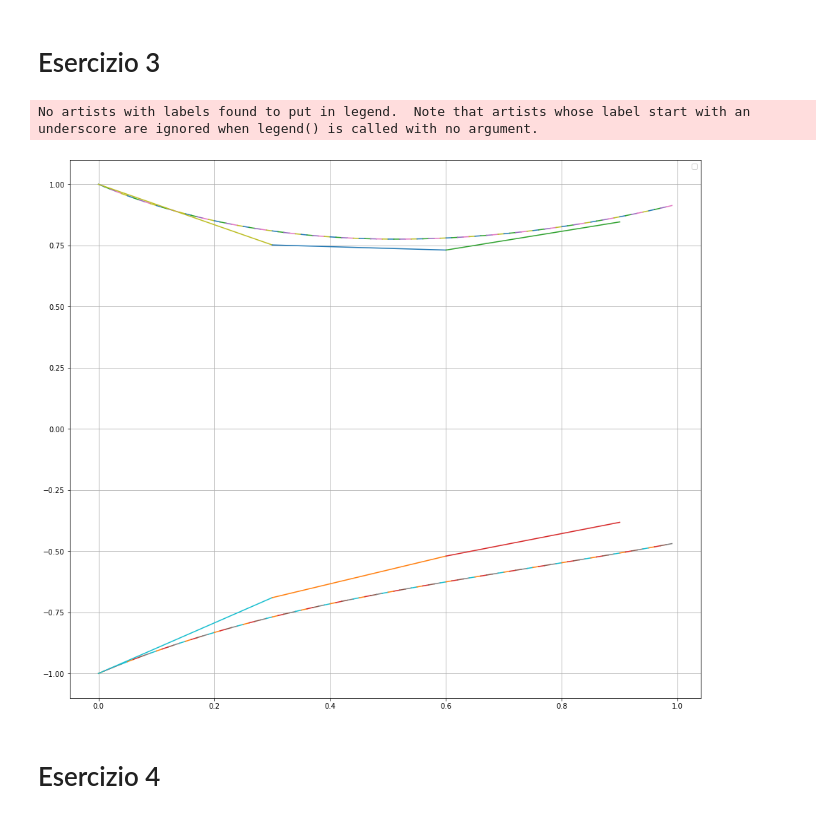
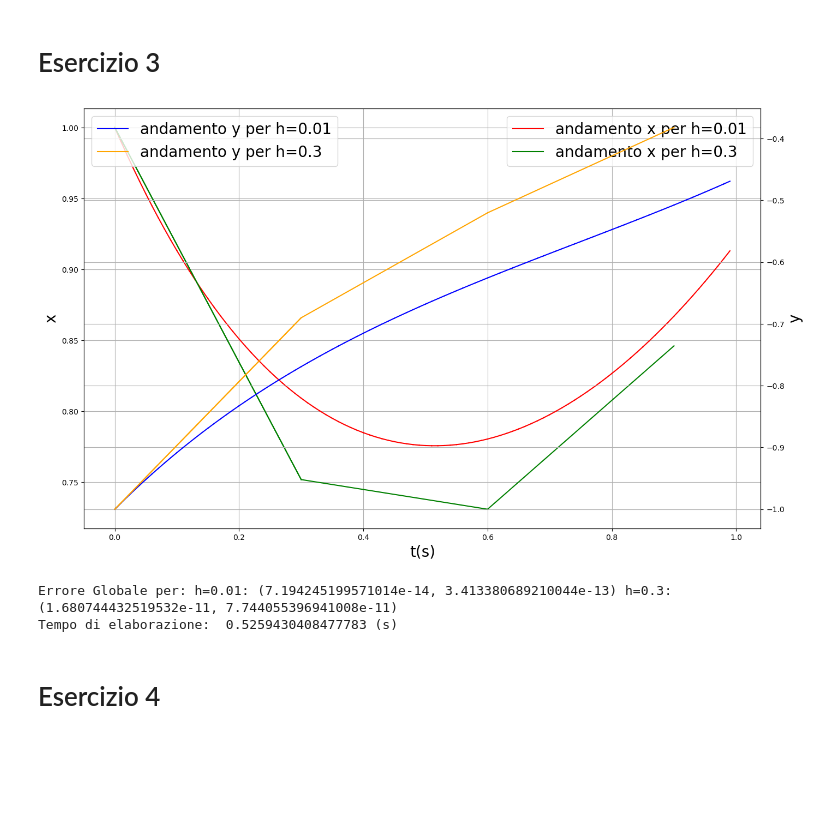
Before and after one commit to Vincenzo-Orsini/metodi_computazionali, a Jupyter notebook: Esercitazione_4.ipynb, the cells around one changed output. Drawn from its saved outputs; the diff is of its cells as text; code cells hidden in the pictures; blank space fills up the shorter version.

```diff
--- a/Esercitazione_4.ipynb
+++ b/Esercitazione_4.ipynb
@@ -99,7 +102,7 @@ def fx(t, x, y):
 def fy(t, x, y):
     return t*y+x
 
-def Felhberg(h, a=1):
+def Felhberg(h,color1, color2, a=1 ):
     t = 0
     x0, y0 = 1, -1
     max_errx = 0
@@ -129,37 +132,49 @@ def Felhberg(h, a=1):
 
 
         if a == 1:
-            #plt.plot([t,t+h], [x_prev, x_next5])
-            #plt.plot([t,t+h], [y_prev, y_next5])
-            plt.plot([t,t+h], [x_prev, x_next6])
-            plt.plot([t,t+h], [y_prev, y_next6])
+            ax1.plot([t,t+h], [x_prev, x_next6], color = color1)
+            ax2.plot([t,t+h], [y_prev, y_next6], color = color2)
+            if t == 0:
+                ax1.plot([t,t+h], [x_prev, x_next6], color = color1, label = "andamento x per h={}".format(h))
+                ax2.plot([t,t+h], [y_prev, y_next6], color = color2, label = "andamento y per h={}".format(h))
 
         err_x, err_y = x_next6-x_next5, y_next6-y_next5
-        if err_x>max_errx:
-            max_errx=err_x
-        if err_y>max_erry:
-            max_erry=err_y
+        x, y = x_next6, y_next6
+        if abs(err_x)>max_errx:
+            max_errx=abs(err_x)
+        if abs(err_y)>max_erry:
+            max_erry=abs(err_y)
 
-        x, y = x_next6, y_next6
+
 
 
 
 
         t +=h
+    return max_errx, max_erry
 # %%
-plt.figure(figsize=(16,14))
-plt.grid()
-plot = Felhberg(.01)
+fig, ax1= plt.subplots(figsize=(16,10))
+ax2 = ax1.twinx()
+ax1.grid()
+ax2.grid()
+plot = Felhberg(.01, "red", "blue")
 #plot2 = Felhberg(.05)
 #plot3 = Felhberg(.1)
-plot4 = Felhberg(.3)
-plt.legend()
+plot4 = Felhberg(.3, "green", "orange")
+
+ax1.set_xlabel("t(s)", fontsize = 20)
+ax1.legend(loc = "best", fontsize = 20)
+ax2.legend(loc= "best", fontsize = 20)
+ax1.set_ylabel("x", fontsize = 20)
+ax2.set_ylabel("y", fontsize = 20)
 plt.show()
-#print("Errore Globale per: h=0.01:", Felhberg(.01, a=0), "h=0.05:", Felhberg(.05, a=0), "h=0.1:", Felhberg(.1, a=0),  "h=0.3:", Felhberg(.3, a=0))
-#print("Tempo di elaborazione: ", time()-t_start, "(s)")
+
+print("Errore Globale per: h=0.01:", Felhberg(.01, "red", "blue", a=0) ,"h=0.3:", Felhberg(.03, "red", "blue", a=0))
+print("Tempo di elaborazione: ", time()-t_start, "(s)")
 # %% [output]
+[figure, new version]
-No artists with labels found to put in legend.  Note that artists whose label start with an underscore are ignored when legend() is called with no argument.
+Errore Globale per: h=0.01: (7.194245199571014e-14, 3.413380689210044e-13) h=0.3: (1.680744432519532e-11, 7.744055396941008e-11)
+Tempo di elaborazione:  0.5259430408477783 (s)
-[figure, old version]
 # %% [markdown]
 # Esercizio 4
 # %%
```
Also changed, not shown: parts of 4 cells of this notebook.
